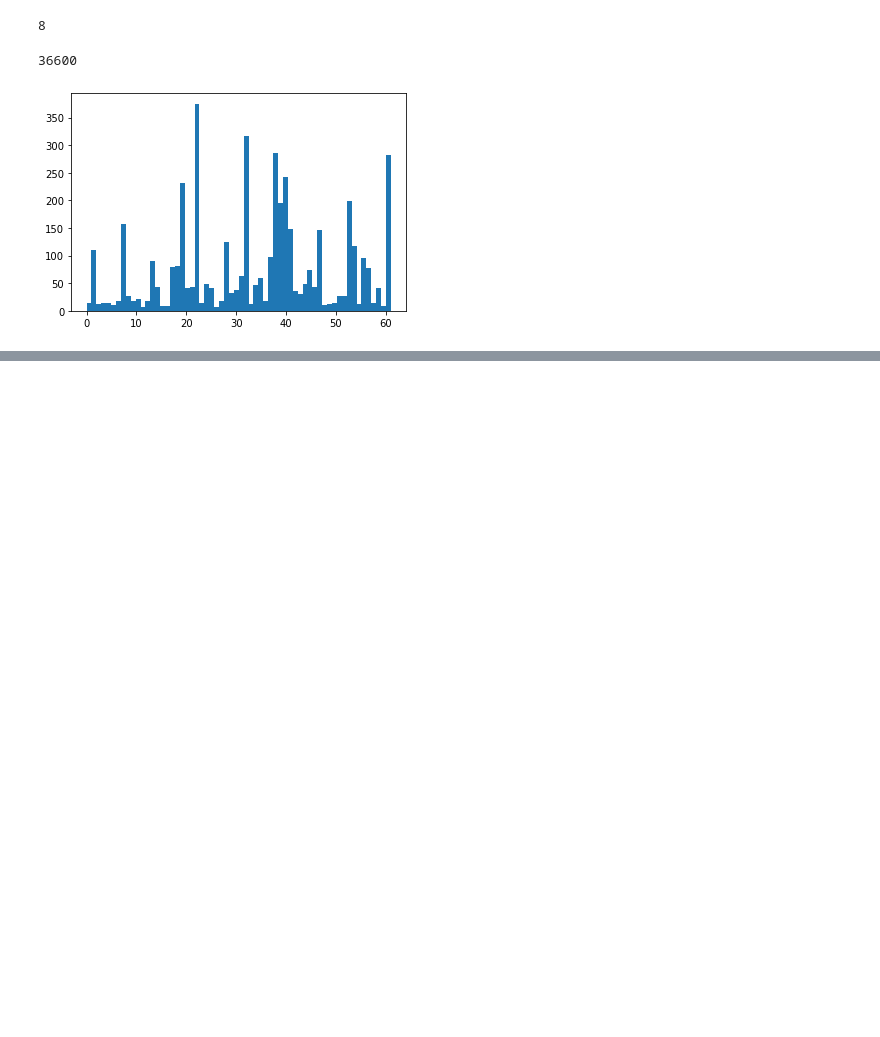
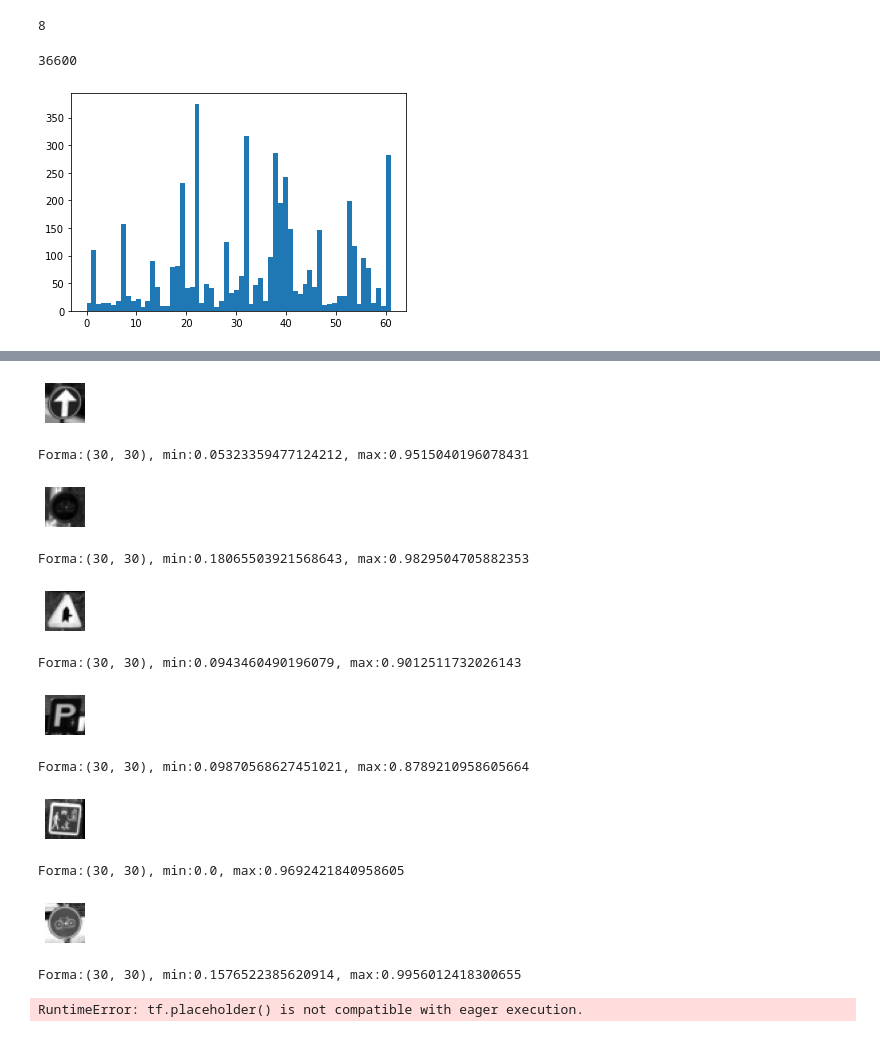
Before and after one commit to JhonFiUNFV/Data_Science_JF, a Jupyter notebook: python-ml/me/S8.2- Señales de Trafico.ipynb, the cells around one changed output, grey strips where cells are left out. Drawn from its saved outputs; the diff is of its cells as text; code cells hidden in the pictures; blank space fills up the shorter version.

```diff
--- a/python-ml/me/S8.2- Señales de Trafico.ipynb
+++ b/python-ml/me/S8.2- Señales de Trafico.ipynb
@@ -100,0 +223,45 @@ plt.show()
+# %%
+images30 = np.array(images30)
+images30 = rgb2gray(images30)
+# %%
+rand_signs = random.sample(range(0, len(labels)), 6)
+rand_signs
+for i in range(len(rand_signs)):
+    temp_im = images30[rand_signs[i]]
+    plt.subplot(1,6,i+1)
+    plt.axis("off")
+    plt.imshow(temp_im, cmap="gray")
+    plt.subplots_adjust(wspace = 0.5)
+    plt.show()
+    print("Forma:{0}, min:{1}, max:{2}".format(temp_im.shape,
+                                               temp_im.min(),
+                                               temp_im.max()))
+# %% [output]
+[figure, added]
+Forma:(30, 30), min:0.05323359477124212, max:0.9515040196078431
+[figure, added]
+Forma:(30, 30), min:0.18065503921568643, max:0.9829504705882353
+[figure, added]
+Forma:(30, 30), min:0.0943460490196079, max:0.9012511732026143
+[figure, added]
+Forma:(30, 30), min:0.09870568627451021, max:0.8789210958605664
+[figure, added]
+Forma:(30, 30), min:0.0, max:0.9692421840958605
+[figure, added]
+Forma:(30, 30), min:0.1576522385620914, max:0.9956012418300655
+# %%
+x = tf.compat.v1.placeholder(dtype = tf.float32, shape = [None, 30,30])
+y = tf.compat.v1.placeholder(dtype = tf.int32, shape = [None])
+
+images_flat = tf.contrib.layers.flatten(x)
+logits = tf.contrib.layers.fully_connected(images_flat, 62, tf.nn.relu)
+
+loss = tf.reduce_mean(tf.nn.sparse_softmax_cross_entropy_with_logits(labels = y, logits=logits))
+
+train_opt = tf.train.AdamOptimizer(learning_rate=0.001).minimize(loss)
+
+final_pred = tf.argmax(logits,1)
+
+accuracy = tf.reduce_mean(tf.cast(final_pred, tf.float32))
+# %% [output]
+RuntimeError: tf.placeholder() is not compatible with eager execution.
```
Also changed, not shown: parts of 19 cells of this notebook.
